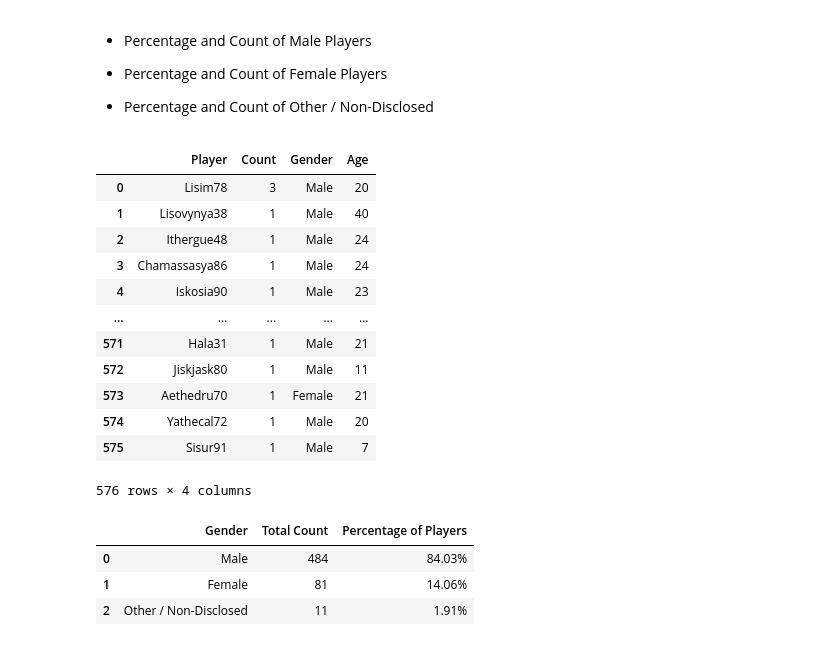
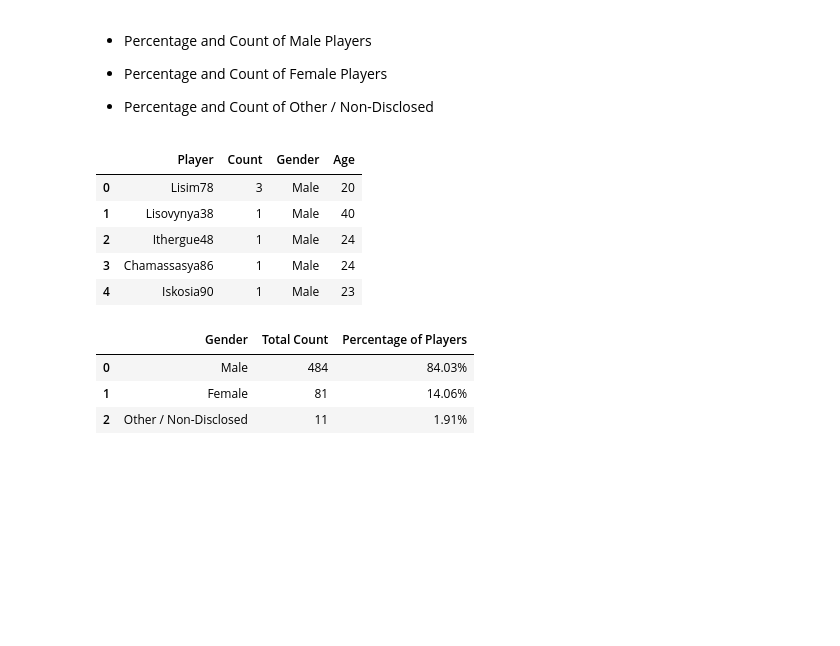
Before and after one commit to Navyhoang/Pandas-challenge, a Jupyter notebook: HeroesOfPymoli/HeroesOfPymoli.ipynb, the cells around one changed output. Cells and saved outputs as stored; diff of their text form; code cells hidden in the pictures; blank space fills up the shorter version.

```diff
--- a/HeroesOfPymoli/HeroesOfPymoli.ipynb
+++ b/HeroesOfPymoli/HeroesOfPymoli.ipynb
@@ -115,7 +119,9 @@ unique_players_count = []
 unique_gender_list = []
 age_list = []
 
-# Separate the unique players by gender
+#---------------------------------------------------------------------
+# Summary table 2: Unique players and Count number of their purchases
+#---------------------------------------------------------------------
 
 for i in range(len(unique_players_list)):
 
@@ -124,48 +130,38 @@ for i in range(len(unique_players_list)):
     age_i = 0
 
     player_counter = 0
-
 
     with open(file_to_load,'r', encoding='utf-8') as csvfile:
         csvreader = csv.reader(csvfile, delimiter=",")
 
         #Skip header
         header = next(csvreader)
 
         for row in csvreader:
 
             if str(row[1]) == player_i:
                 player_counter += 1
                 gender_i = str(row[3])
                 age_i = row[2]
 
     unique_players_count.append(player_counter)
     unique_gender_list.append(gender_i)
     age_list.append(age_i)
 
-#---------------------------------------------------------------------
-# Summary table 2: Unique players and Count number of their purchases
-#---------------------------------------------------------------------
+
 summary_2 = pd.DataFrame({
                         "Player": unique_players_list,
                         "Count": unique_players_count,
                         "Gender": unique_gender_list,
                         "Age": age_list
 })
 
-summary_2
+summary_2.head()
 # %% [output]
 |  | Player | Count | Gender | Age |
 | 0 | Lisim78 | 3 | Male | 20 |
 | 1 | Lisovynya38 | 1 | Male | 40 |
 | 2 | Ithergue48 | 1 | Male | 24 |
 | 3 | Chamassasya86 | 1 | Male | 24 |
 | 4 | Iskosia90 | 1 | Male | 23 |
-| ... | ... | ... | ... | ... |
-| 571 | Hala31 | 1 | Male | 21 |
-| 572 | Jiskjask80 | 1 | Male | 11 |
-| 573 | Aethedru70 | 1 | Female | 21 |
-| 574 | Yathecal72 | 1 | Male | 20 |
-| 575 | Sisur91 | 1 | Male | 7 |
-576 rows × 4 columns
 # %%
```
Also changed, not shown: parts of 14 cells of this notebook.
